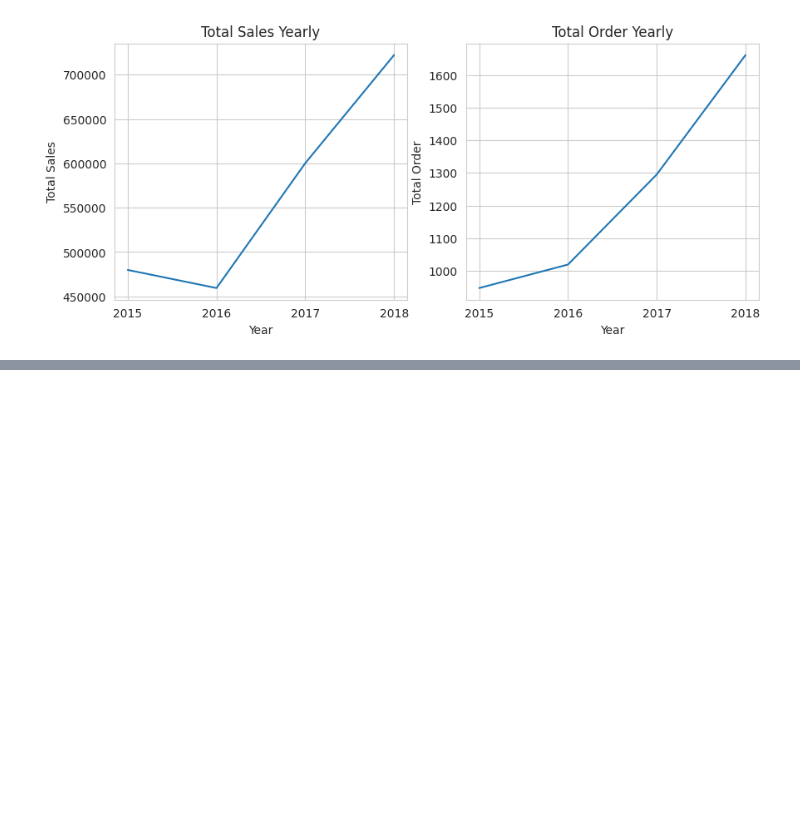
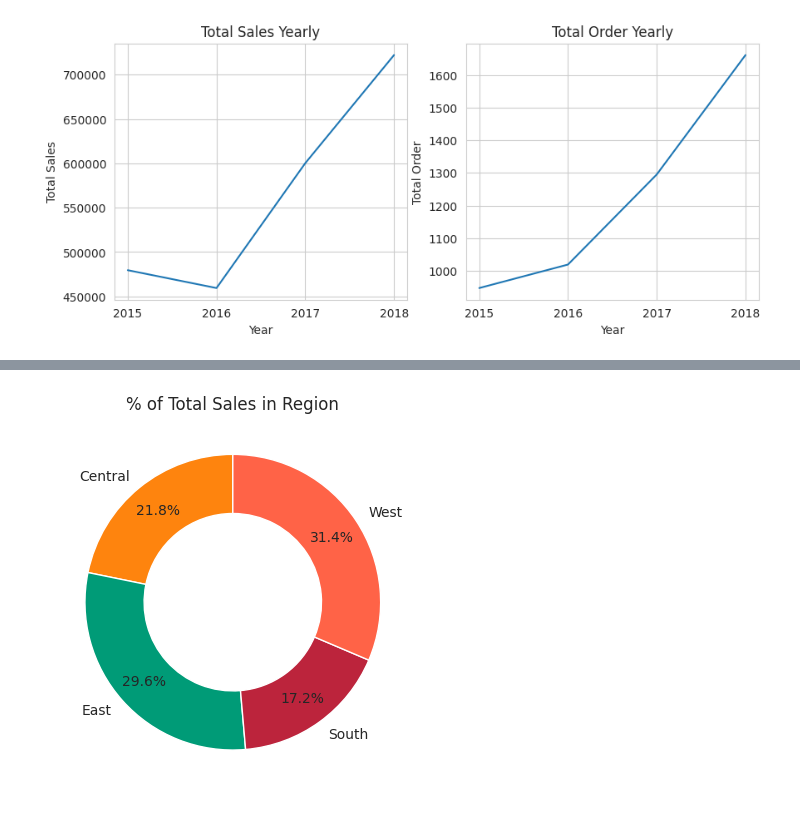
Before and after one commit to Xeroniter/Air, a Jupyter notebook: Carrera/Lab 01.ipynb, the cells around one changed output, grey strips where cells are left out. Drawn from its saved outputs; the diff is of its cells as text; code cells hidden in the pictures; blank space fills up the shorter version.

```diff
--- a/Carrera/Lab 01.ipynb
+++ b/Carrera/Lab 01.ipynb
@@ -99,0 +175,15 @@ lineplot(yearly.total_order, title=title_ore, ylabel=ylabel_ore, xlabel=xlabel,
+# %%
+outer_colors = ['#FE840E','#009B77','#BC243C', '#FF6347']
+
+ratori = origin.groupby("region")["sales"].sum()
+
+title = "% of Total Sales in Region"
+
+pieplot(
+  ratori, title=title,
+  autopct='%1.1f%%', startangle=90,
+  wedgeprops=dict(width=0.4), pctdistance=0.8,
+  colors=outer_colors
+)
+# %% [output]
+[figure, added]
```
Also changed, not shown: parts of 15 cells of this notebook.
